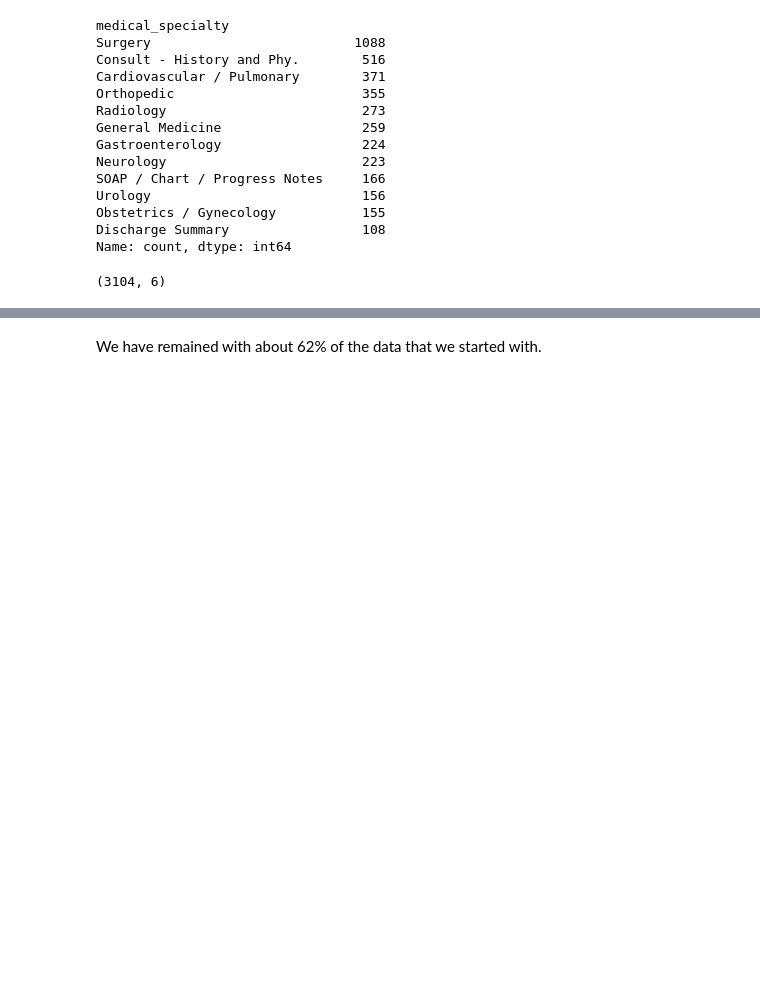
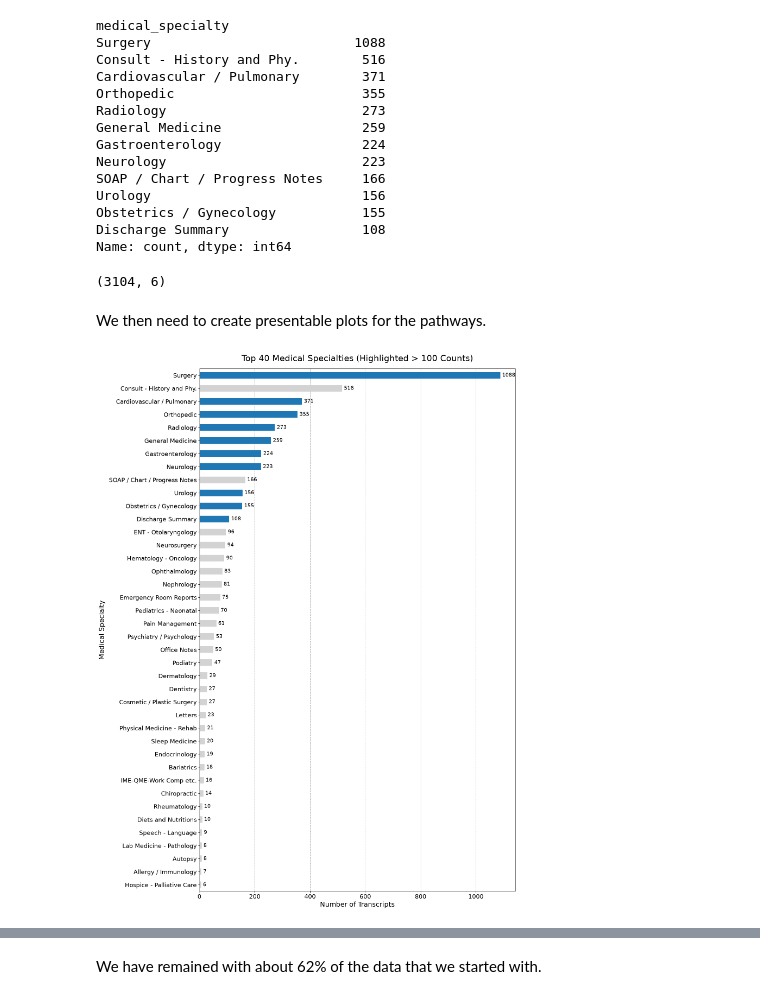
Before and after one commit to Simon-Kimanzi/Eneza-Data-Science-Residential-training-2026, a Jupyter notebook: project_5/src/data_cleaning.ipynb, the cells around one changed output, grey strips where cells are left out. Saved outputs shown, nothing was run; the diff lists cells and outputs as text; code cells hidden in the pictures; blank space fills up the shorter version.

Commit message:
Updated the data cleaning to include presentation plots.

```diff
--- a/project_5/src/data_cleaning.ipynb
+++ b/project_5/src/data_cleaning.ipynb
@@ -173,3 +173,51 @@ top_mtsamples = top_mtsamples[~top_mtsamples['medical_specialty_clean'].isin(['S
 top_mtsamples.shape
 # %% [output]
 (3104, 6)
+# %% [markdown]
+We then need to create presentable plots for the pathways.
+# %%
+# 1. Isolate the top 40 specialties
+top_40 = mtsamples['medical_specialty'].value_counts()[:40]
+
+# 2. Define the non-clinical structural notes to exclude from the blue highlighting
+excluded_notes = [
+    'Consult - History and Phy.',
+    'SOAP / Chart / Progress Notes'
+]
+
+# 3. Create a dynamic color list for the first plot
+# It iterates through your series and assigns blue only if count > 100 AND it is not excluded
+colors = []
+for specialty, count in top_40.items():
+    # .strip() is used just in case there is trailing whitespace in the index
+    if count > 100 and specialty.strip() not in excluded_notes:
+        colors.append('#1f77b4')  # Matplotlib's standard blue
+    else:
+        colors.append('lightgray')
+
+# ==========================================
+# PLOT 1: All 40 Bars with Highlighted Colors
+# ==========================================
+fig1, ax1 = plt.subplots(figsize=(15, 25))
+
+# Pass the custom color list directly to the plot
+top_40.plot(kind='barh', color=colors, ax=ax1, fontsize=16)
+
+# Add vertical grid lines behind the bars
+ax1.grid(axis='x', linestyle='--', alpha=0.7, color='gray')
+ax1.set_axisbelow(True) # Ensures the grid stays behind the bars
+
+# Add the counts beside the bars
+for container in ax1.containers:
+    ax1.bar_label(container, padding=5, fontsize=14, color='black')
+
+# Add titles and labels for clarity
+plt.title("Top 40 Medical Specialties (Highlighted > 100 Counts)", fontsize=22, pad=20)
+plt.xlabel("Number of Transcripts", fontsize=18)
+plt.ylabel("Medical Specialty", fontsize=18)
+
+# Display the first plot
+ax1.invert_yaxis()
+plt.show()
+# %% [output]
+[figure, added]
```
Also changed, not shown: parts of 2 cells of this notebook, 1 other file.
